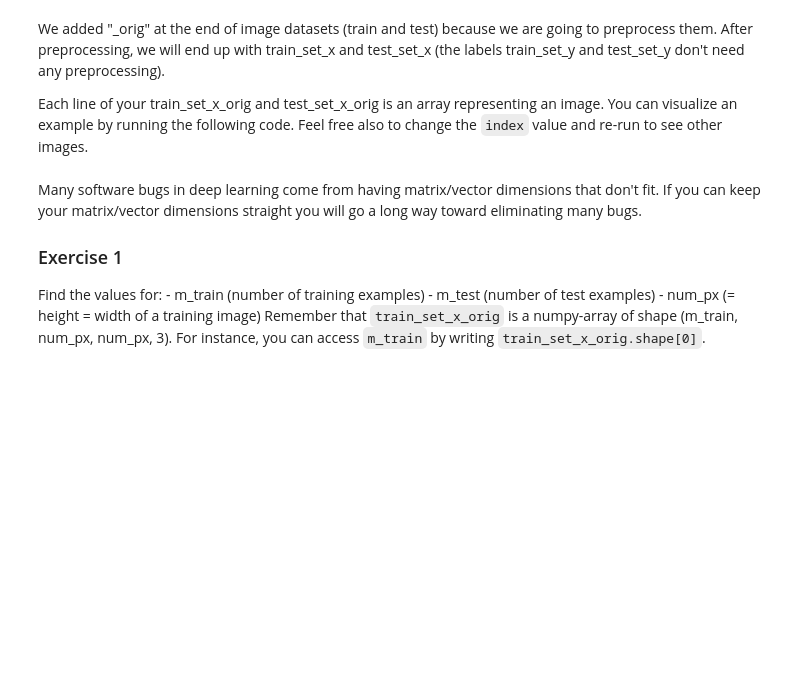
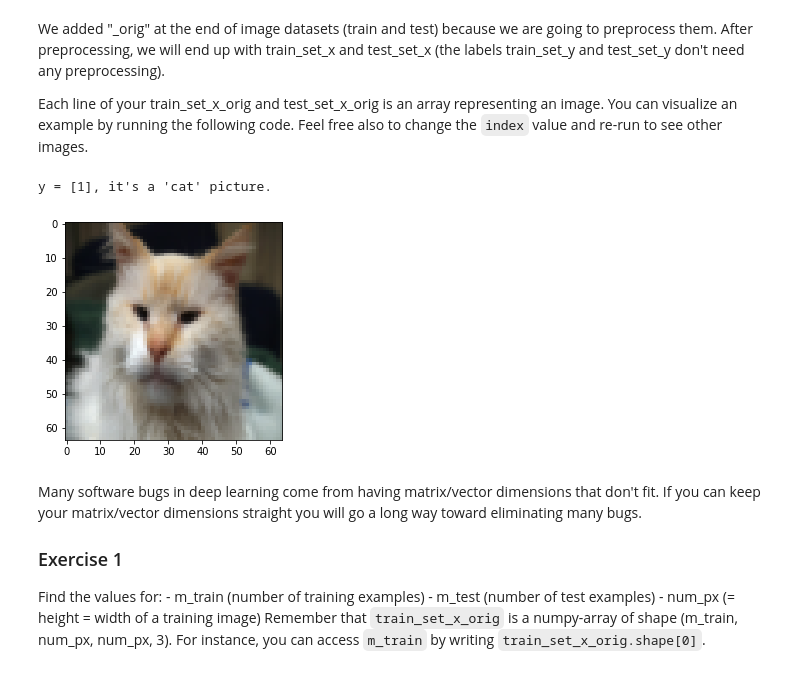
Before and after one commit to greyhatguy007/deep-learning-specialization, a Jupyter notebook: C1-NeuralNetworksAndDeepLearning/week2/W2A2/Logistic_Regression_with_a_Neural_Network_mindset.ipynb, the cells around one changed output. Drawn from its saved outputs; the diff is of its cells as text; code cells hidden in the pictures; blank space fills up the shorter version.

```diff
--- a/C1-NeuralNetworksAndDeepLearning/week2/W2A2/Logistic_Regression_with_a_Neural_Network_mindset.ipynb
+++ b/C1-NeuralNetworksAndDeepLearning/week2/W2A2/Logistic_Regression_with_a_Neural_Network_mindset.ipynb
@@ -90,9 +90,12 @@ We added "_orig" at the end of image datasets (train and test) because we are go
 Each line of your train_set_x_orig and test_set_x_orig is an array representing an image. You can visualize an example by running the following code. Feel free also to change the `index` value and re-run to see other images.
 # %%
 # Example of a picture
-index = 25
+index = 27
 plt.imshow(train_set_x_orig[index])
 print ("y = " + str(train_set_y[:, index]) + ", it's a '" + classes[np.squeeze(train_set_y[:, index])].decode("utf-8") +  "' picture.")
+# %% [output]
+y = [1], it's a 'cat' picture.
+[figure, added]
 # %% [markdown]
 Many software bugs in deep learning come from having matrix/vector dimensions that don't fit. If you can keep your matrix/vector dimensions straight you will go a long way toward eliminating many bugs.
 
```
Also changed, not shown: parts of 19 cells of this notebook.
